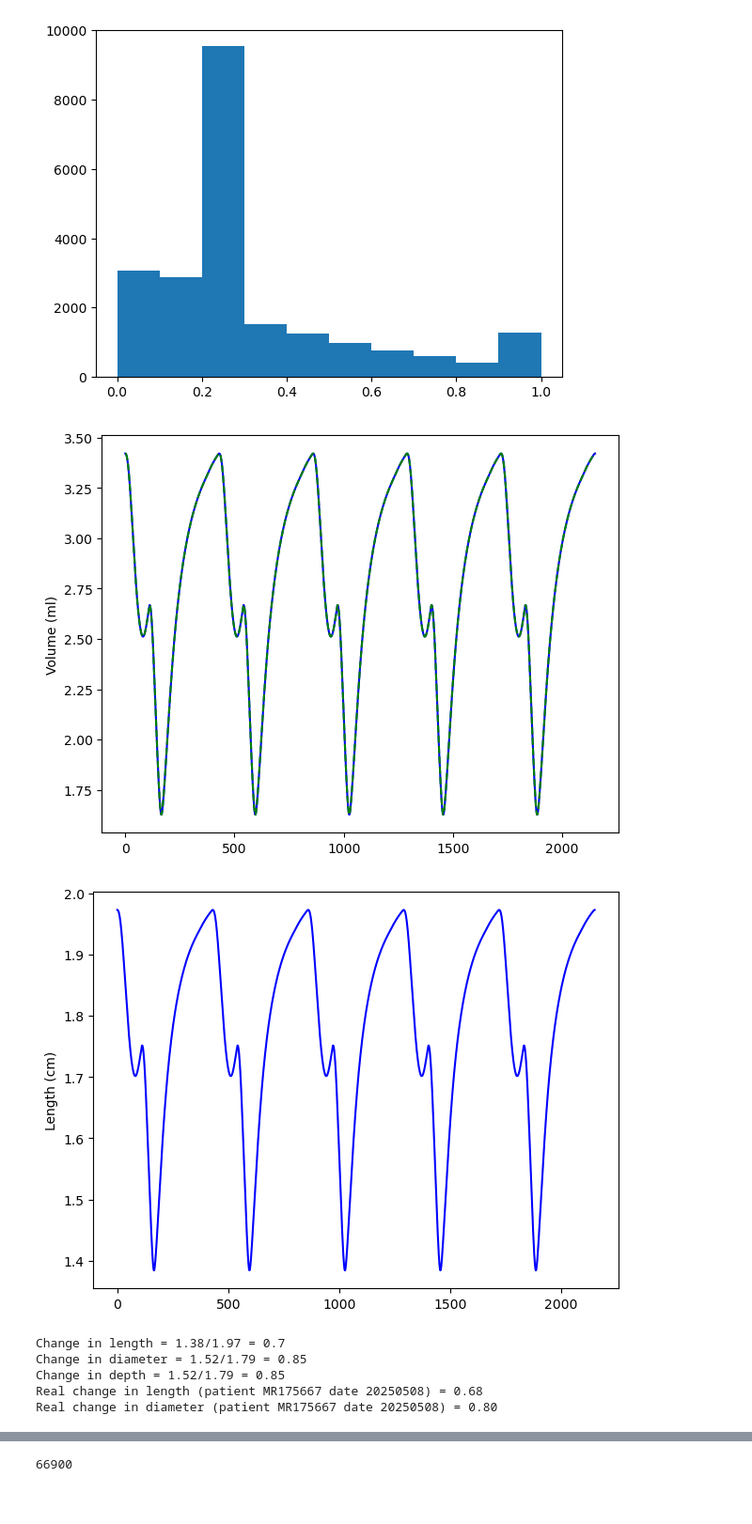
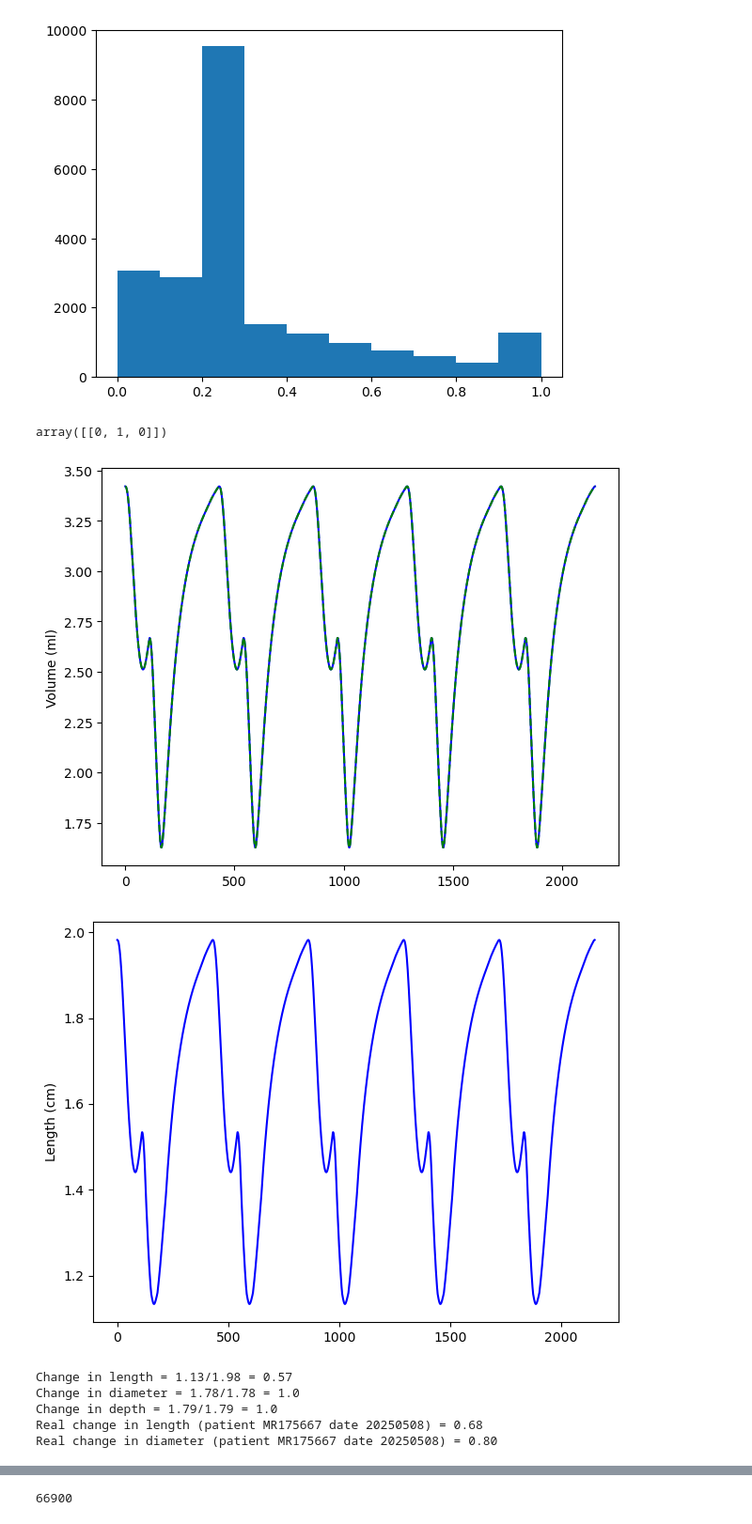
Before and after one commit to InmaV/3D_model_fetal_RA, a Jupyter notebook: Generate_dynamic_meshes/constructDeformation.ipynb, the cells around one changed output, grey strips where cells are left out. Shown at 94% size. Drawn from its saved outputs; the diff is of its cells as text; code cells hidden in the pictures.

Commit message:
improved radial displacement (to check)

```diff
--- a/Generate_dynamic_meshes/constructDeformation.ipynb
+++ b/Generate_dynamic_meshes/constructDeformation.ipynb
@@ -132,24 +139,29 @@ plt.show()
 # %% [output]
 [figure]
 # %%
-def volume_error3(variable,target_volume,mesh,z_mesh,e_2,no_movement_volume,RA_idx,original_mesh):
-    s_try = variable
-    temp = mesh.copy()
-    temp.points = original_mesh.points + s_try * z_mesh * e_2 # z_mesh: vector with heat pattern
-
+def apply_deformation(s, mesh_z, e_2, no_movement_volume, RA_idx, original_mesh):
+    # Longitudinal deformation
+    temp = mesh_z.copy()
+    temp.points = original_mesh.points + s * z_mesh * e_2 # z_mesh: vector with heat pattern
 
     RA_points = temp.points[RA_idx]
     center_RA = RA_points.mean(axis=0) # RA centre
 
-    vectors = temp.points - center_RA
-    distances = np.linalg.norm(vectors, axis=1, keepdims=True)
 
-    radial_unit_vectors = vectors / distances # normalize: (-1, 1)
+    #Radial deformation (from the reference mesh)
+    displacement = original_mesh['radial_deformation'] # displacememt as a function of distance to centre
 
-    displacement = radial_unit_vectors # displacememt as a function of distance to centre
+    temp.points += -0.4 * s * displacement # radial movement: 40% of longitudinal movement
 
-    temp.points += -0.4 * s_try * displacement # radial movement: 40% of longitudinal movement
+    return temp
 
-
+def volume_error3(variable,target_volume,mesh,z_mesh,e_2,no_movement_volume,RA_idx,original_mesh):
+    s_try = variable
+    temp = mesh.copy()
+    temp = apply_deformation(s_try, mesh, e_2, no_movement_volume, RA_idx, original_mesh)
     vol = (temp.volume-no_movement_volume)/1000
     return (vol - target_volume)**2
+# %%
+e_2
+# %% [output]
+array([[0, 1, 0]])
@@ -175,11 +219,15 @@ depths = []
 V_cav = []
 stretch = []
 
+if not os.path.exists('./Meshes/RA_deformed_reference'):
+    os.makedirs('./Meshes/RA_deformed_reference')
+
 mesh = pyvista.PolyData('test_mesh.vtk')
 mesh_RA = pyvista.PolyData('./Meshes/RA/reference_RA.stl')
 no_movement_volume = mesh.volume - mesh_RA.volume/1000 # for calculating RA volume, always subtract vessels' volume
 original_mesh = pyvista.PolyData('test_mesh.vtk')
-
+original_mesh = compute_radial_displacement(original_mesh, move_together, omega = 3, v_long = np.array([0, 1, 0]))
+mesh = compute_radial_displacement(original_mesh, move_together, omega = 3, v_long = np.array([0, 1, 0]))
 with open('RA_data_bin.dat', 'wb') as f:
     f.write(struct.pack(f'<{2}i', mesh.n_points, N_steps))
     for i in range(mesh.n_points):
@@ -200,19 +248,7 @@ with open('RA_data_bin.dat', 'wb') as f:
         stretch.append(s)
 
         # Apply deformation to mesh
-        mesh.points = original_mesh.points + s * z_mesh * e_2
-
-        RA_points = mesh.points[RA_idx]
-        center_RA = RA_points.mean(axis=0)
-
-        vectors = mesh.points - center_RA
-        distances = np.linalg.norm(vectors, axis=1, keepdims=True)
-
-        radial_unit_vectors = vectors / distances # normalize: (-1, 1)
-
-        displacement = radial_unit_vectors
-
-        mesh.points += -0.4 * s * displacement
+        mesh = apply_deformation(s, mesh, e_2, no_movement_volume, RA_idx, original_mesh)
         RA_points = mesh.points[RA_idx]
 
         volumes.append((mesh.volume-no_movement_volume)/1000)
@@ -231,37 +267,37 @@ with open('RA_data_bin.dat', 'wb') as f:
         new_mesh.points.tofile(f, format='d')
 
 # Plot results
 fig, ax1 = plt.subplots()
 
 ax1.plot(volumes, color='blue')
 ax1.plot(V_cav, color='green', linestyle='--')
 ax1.set_ylabel('Volume (ml)', color='black')
 ax1.tick_params(axis='y', labelcolor='black')
 
 fig.tight_layout()
 plt.show()
 
 fig, ax1 = plt.subplots()
 
 ax1.plot(lengths, color='blue')
 ax1.set_ylabel('Length (cm)', color='black')
 ax1.tick_params(axis='y', labelcolor='black')
 
 fig.tight_layout()
 plt.show()
 
 print(f"Change in length = {np.round(np.min(lengths),2)}/{np.round(np.max(lengths),2)} = {np.round(np.min(lengths)/np.max(lengths),2)}")
 print(f"Change in diameter = {np.round(np.min(diameters),2)}/{np.round(np.max(diameters),2)} = {np.round(np.min(diameters)/np.max(diameters),2)}")
 print(f"Change in depth = {np.round(np.min(depths),2)}/{np.round(np.max(depths),2)} = {np.round(np.min(depths)/np.max(depths),2)}")
 
 print(f"Real change in length (patient MR175667 date 20250508) = 0.68")
 print(f"Real change in diameter (patient MR175667 date 20250508) = 0.80")
 # %% [output]
 [figure]
-[figure, old version]
+[figure, new version]
-Change in length = 1.38/1.97 = 0.7
-Change in diameter = 1.52/1.79 = 0.85
-Change in depth = 1.52/1.79 = 0.85
+Change in length = 1.13/1.98 = 0.57
+Change in diameter = 1.78/1.78 = 1.0
+Change in depth = 1.79/1.79 = 1.0
 Real change in length (patient MR175667 date 20250508) = 0.68
 Real change in diameter (patient MR175667 date 20250508) = 0.80
 # %%
```
Also changed, not shown: parts of 4 cells of this notebook, 1 other file.
